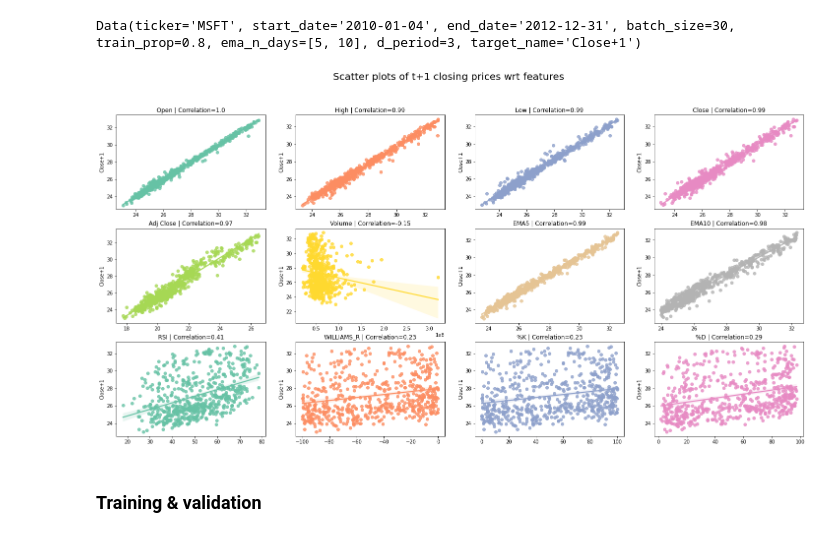
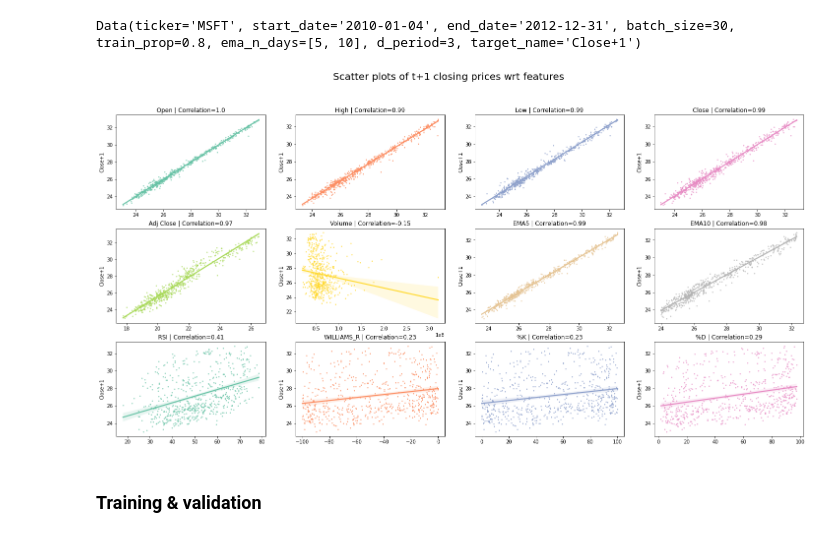
Before and after one commit to PeDiot/bayesian-neural-network-stock-prediction, a Jupyter notebook: notebook.ipynb, the cells around one changed output. Cells and saved outputs as stored; diff of their text form; code cells hidden in the pictures.

```diff
--- a/notebook.ipynb
+++ b/notebook.ipynb
@@ -51,24 +56,33 @@ Data(ticker='MSFT', start_date='2010-01-04', end_date='2012-12-31', batch_size=3
 # %%
 id_vars = data._df_train.columns.drop(labels="Close+1").tolist()
 cor_mat = data._df_train.corr()["Close+1"]
 
 ncols = 4
 if len(id_vars) % ncols == 0:
     nrows = len(id_vars) // ncols
 else:
     nrows = len(id_vars) // ncols + 1
 
 colors = sns.color_palette("Set2", n_colors=len(id_vars))
 
 fig, axes = plt.subplots(nrows=nrows, ncols=ncols, figsize=(25, 12))
 fig.suptitle("Scatter plots of t+1 closing prices wrt features", size=20)
 
-for var, ax, c in zip(id_vars, axes.flatten(), colors):
-    sns.regplot(data=data._df_train, x=var, y="Close+1", color=c, ax=ax)
+def make_regplot(var_name: str, ax: Axes, color: str):
+    sns.regplot(
+        data=data._df_train,
+        x=var,
+        y="Close+1",
+        scatter_kws={"s": 2},
+        color=color,
+        ax=ax)
     ax.set_title(f"{var} | Correlation={round(cor_mat[var], 2)}")
     ax.set_xlabel("")
+
+for var, ax, c in zip(id_vars, axes.flatten(), colors):
+    make_regplot(var, ax, c)
 # %% [output]
-[figure, old version]
+[figure, new version]
 # %% [markdown]
 ### Training & validation
 # %% [markdown]
```
Also changed, not shown: parts of 11 cells of this notebook.
